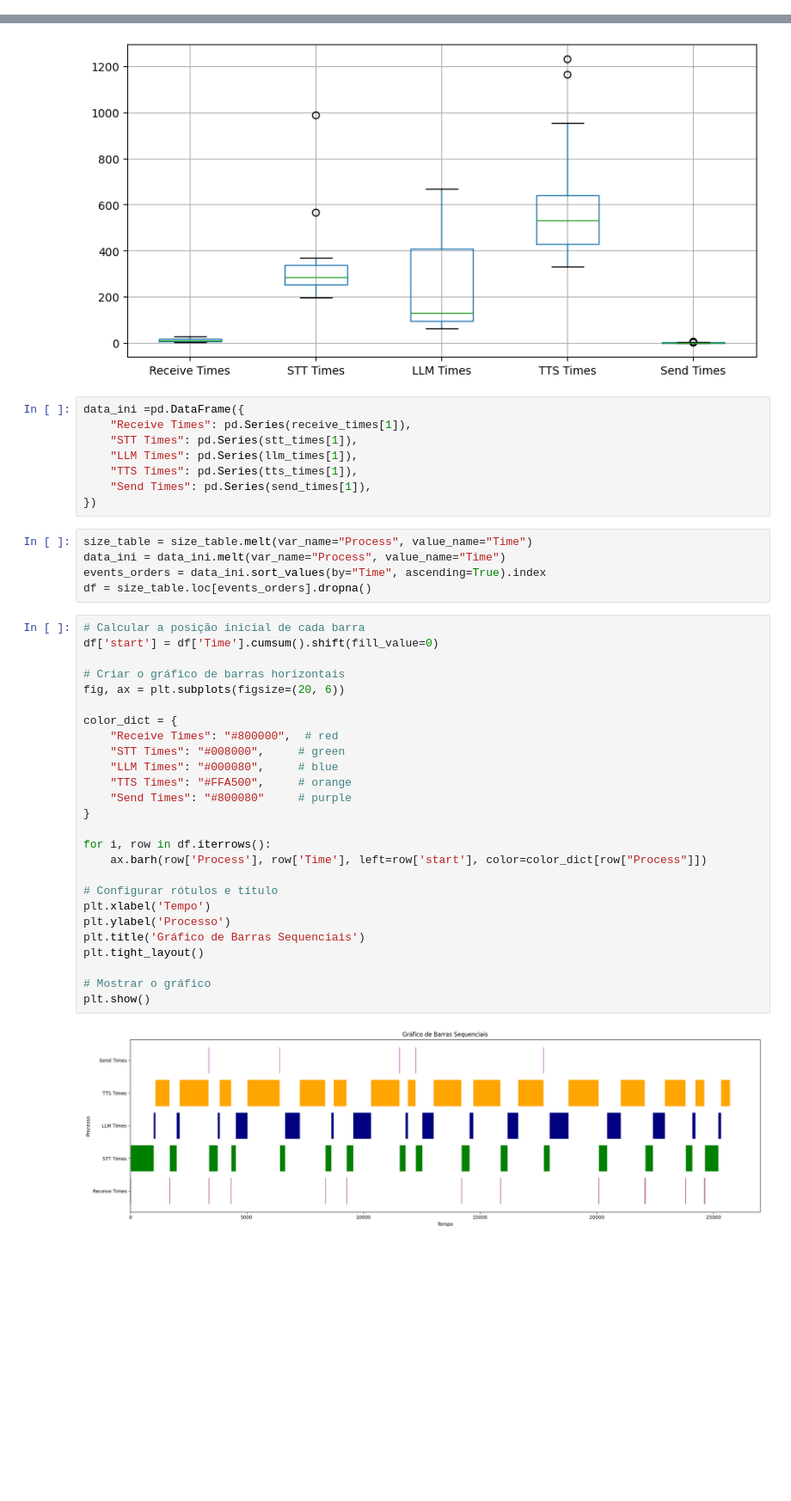
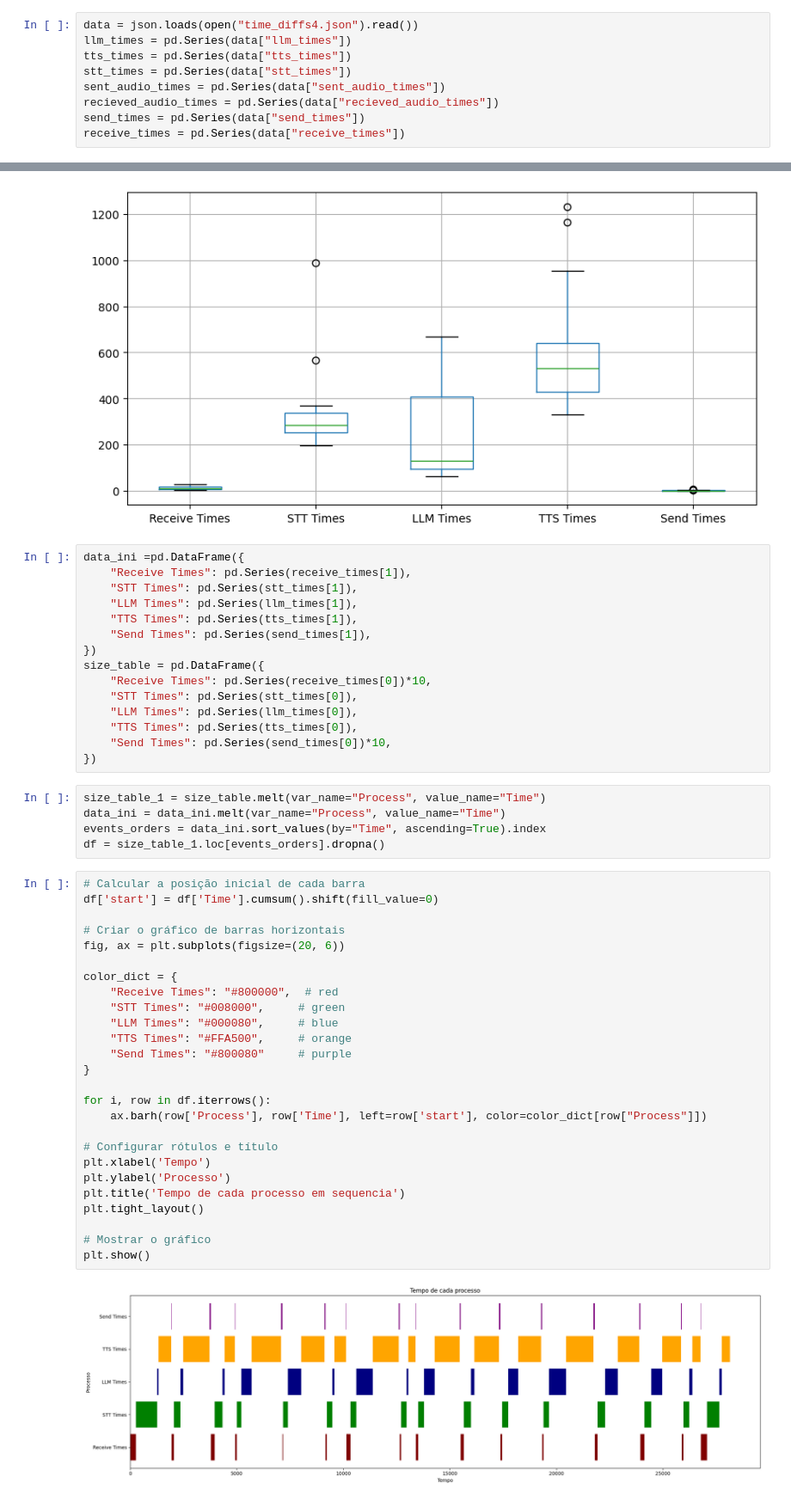
Before and after one commit to wesferr/Artificial-Intelligence-Virtual-Patient, a Jupyter notebook: servidor_audio/analisys.ipynb, the cells around one changed output, grey strips where cells are left out. Shown at 86% size. Cells and saved outputs as stored; diff of their text form; blank space fills up the shorter version.

```diff
--- a/servidor_audio/analisys.ipynb
+++ b/servidor_audio/analisys.ipynb
@@ -4,3 +4,12 @@ import json
 import matplotlib.pyplot as plt
 from scipy.stats import zscore
 import numpy as np
+# %%
+data = json.loads(open("time_diffs4.json").read())
+llm_times = pd.Series(data["llm_times"])
+tts_times = pd.Series(data["tts_times"])
+stt_times = pd.Series(data["stt_times"])
+sent_audio_times = pd.Series(data["sent_audio_times"])
+recieved_audio_times = pd.Series(data["recieved_audio_times"])
+send_times = pd.Series(data["send_times"])
+receive_times = pd.Series(data["receive_times"])
@@ -41,36 +70,43 @@ data_ini =pd.DataFrame({
     "TTS Times": pd.Series(tts_times[1]),
     "Send Times": pd.Series(send_times[1]),
 })
+size_table = pd.DataFrame({
+    "Receive Times": pd.Series(receive_times[0])*10,
+    "STT Times": pd.Series(stt_times[0]),
+    "LLM Times": pd.Series(llm_times[0]),
+    "TTS Times": pd.Series(tts_times[0]),
+    "Send Times": pd.Series(send_times[0])*10,
+})
 # %%
-size_table = size_table.melt(var_name="Process", value_name="Time")
+size_table_1 = size_table.melt(var_name="Process", value_name="Time")
 data_ini = data_ini.melt(var_name="Process", value_name="Time")
 events_orders = data_ini.sort_values(by="Time", ascending=True).index
-df = size_table.loc[events_orders].dropna()
+df = size_table_1.loc[events_orders].dropna()
 # %%
 # Calcular a posição inicial de cada barra
 df['start'] = df['Time'].cumsum().shift(fill_value=0)
 
 # Criar o gráfico de barras horizontais
 fig, ax = plt.subplots(figsize=(20, 6))
 
 color_dict = {
     "Receive Times": "#800000",  # red
     "STT Times": "#008000",     # green
     "LLM Times": "#000080",     # blue
     "TTS Times": "#FFA500",     # orange
     "Send Times": "#800080"     # purple
 }
 
 for i, row in df.iterrows():
     ax.barh(row['Process'], row['Time'], left=row['start'], color=color_dict[row["Process"]])
 
 # Configurar rótulos e título
 plt.xlabel('Tempo')
 plt.ylabel('Processo')
-plt.title('Gráfico de Barras Sequenciais')
+plt.title('Tempo de cada processo em sequencia')
 plt.tight_layout()
 
 # Mostrar o gráfico
 plt.show()
 # %% [output]
-[figure, old version]
+[figure, new version]
```
Also changed, not shown: parts of 3 cells of this notebook.
